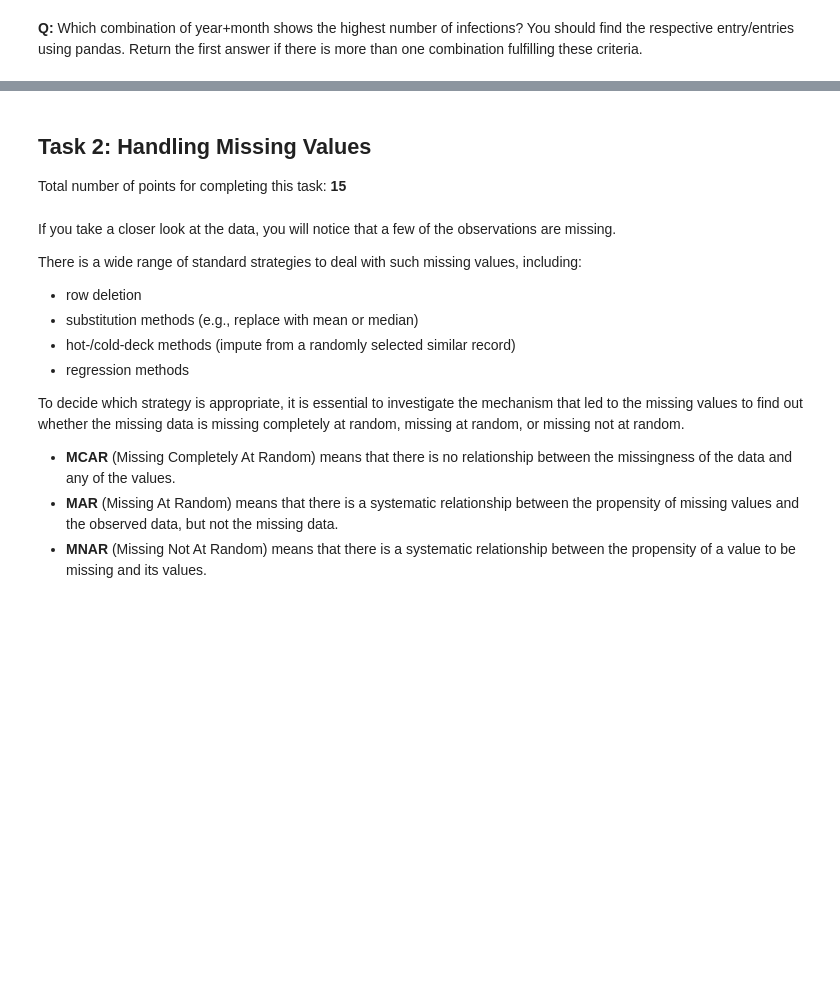
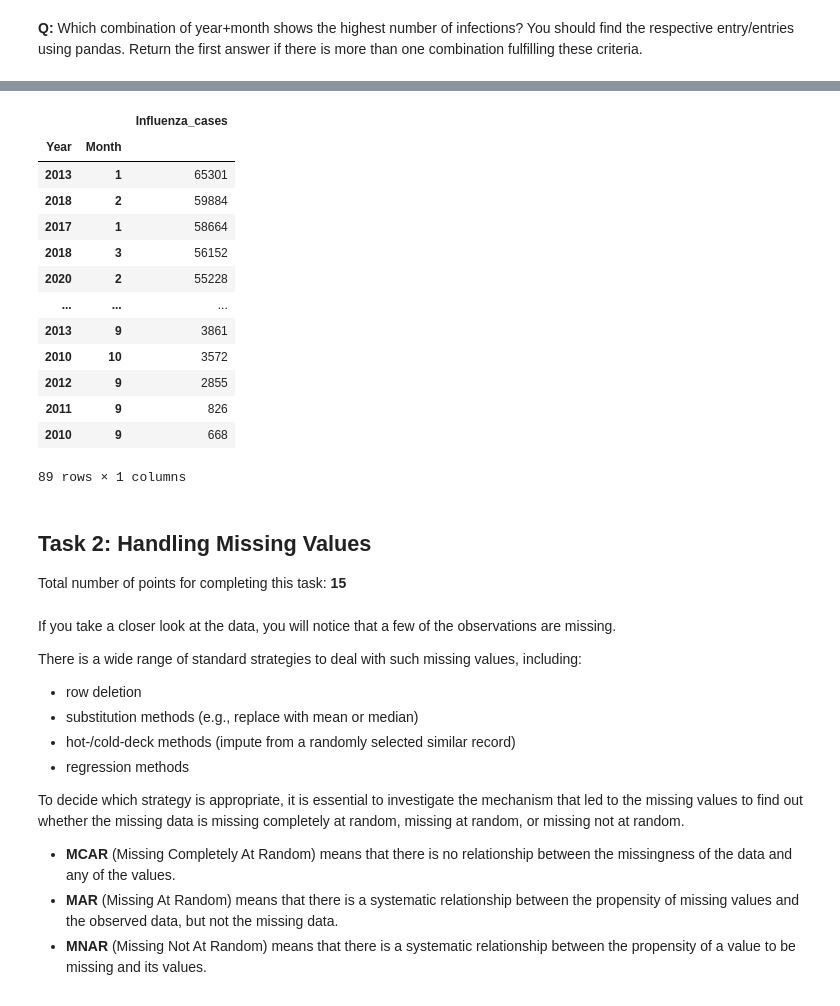
Before and after one commit to GenosW/DOPP, a Jupyter notebook: homework/ex2/exercise_2.ipynb, the cells around one changed output, grey strips where cells are left out. Drawn from its saved outputs; the diff is of its cells as text; code cells hidden in the pictures; blank space fills up the shorter version.

```diff
--- a/homework/ex2/exercise_2.ipynb
+++ b/homework/ex2/exercise_2.ipynb
@@ -292,7 +397,10 @@ year = 0
 month = 0
 
 # YOUR CODE HERE
-df = data_influenza.groupby(["Year", "Month"])
-df.head()
-# max_cases = data_influenza["Influenza_cases"].max()
-# print(f"Year {year}, month {month} has the highest number of infections with: {max_cases}")
+df = data_influenza.copy().groupby(["Year", "Month"]).sum()
+
+year, month = df["Influenza_cases"].idxmax()
+max_cases = df["Influenza_cases"].max()
+print(f"Year {year}, month {month} has the highest number of infections with: {max_cases}")
+
+df.loc[year,:]
@@ -299,3 +419,20 @@ df.head()
+# %%
+df.sort_values(by=["Influenza_cases"], ascending=False)
+# %% [output]
+|  |  | Influenza_cases |
+| Year | Month |  |
+| 2013 | 1 | 65301 |
+| 2018 | 2 | 59884 |
+| 2017 | 1 | 58664 |
+| 2018 | 3 | 56152 |
+| 2020 | 2 | 55228 |
+| ... | ... | ... |
+| 2013 | 9 | 3861 |
+| 2010 | 10 | 3572 |
+| 2012 | 9 | 2855 |
+| 2011 | 9 | 826 |
+| 2010 | 9 | 668 |
+89 rows × 1 columns
 # %%
 # hidden tests
 # %% [markdown]
```
Also changed, not shown: parts of 10 cells of this notebook.
